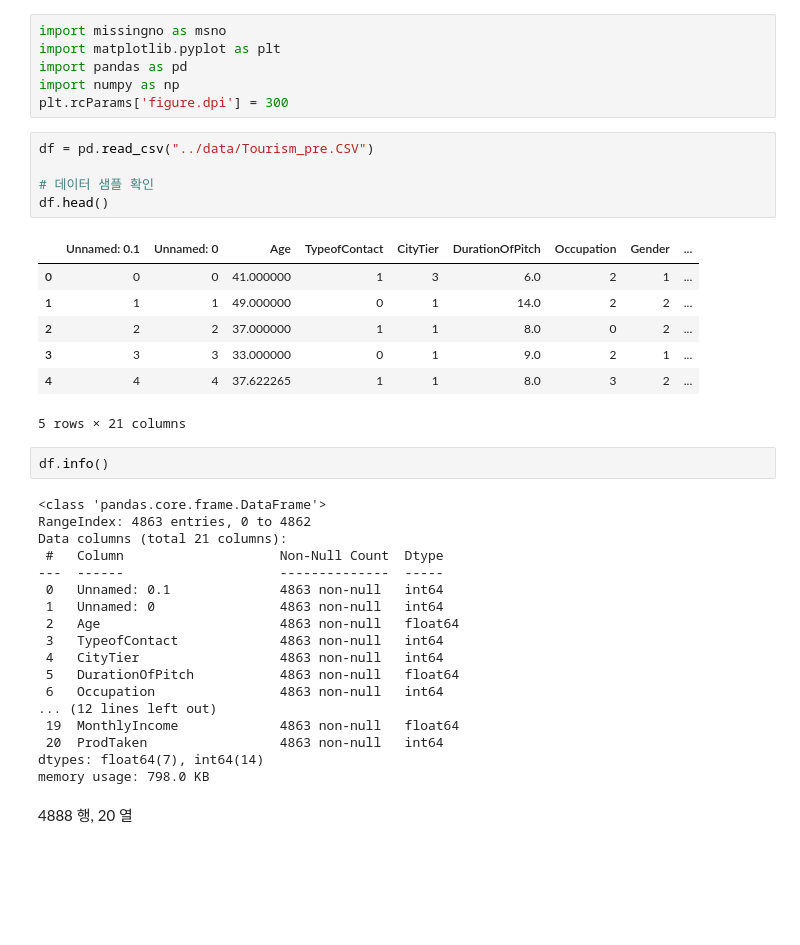
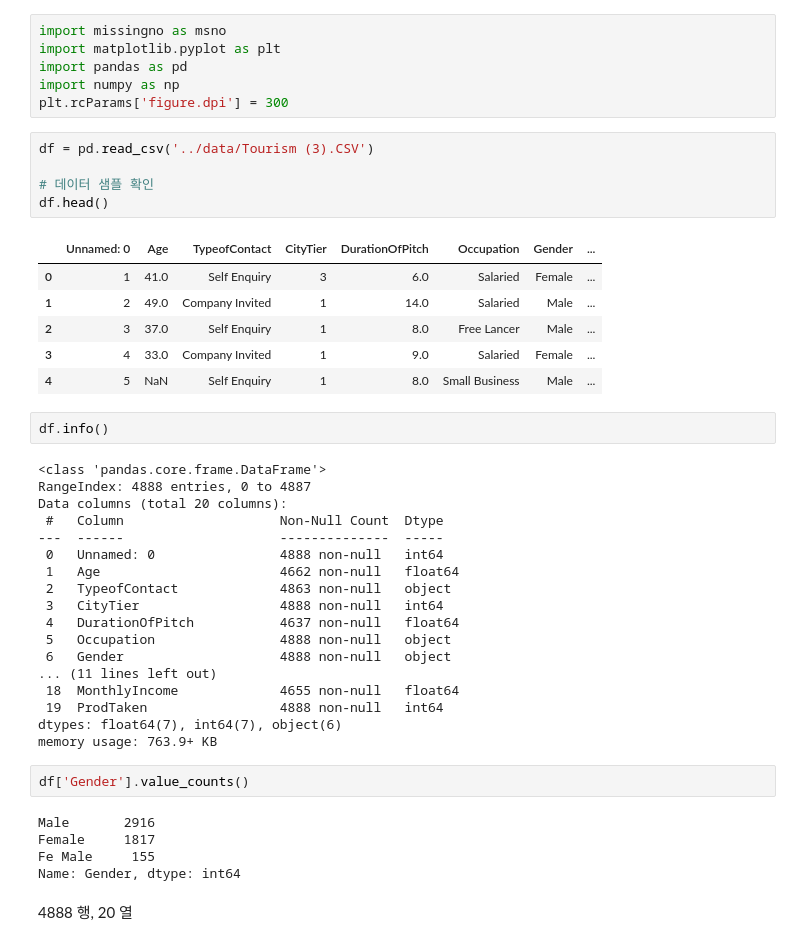
Before and after one commit to purin96/Dacon_tour_project, a Jupyter notebook: 1. 전처리/1. 결측값 처리.ipynb, the cells around one changed output. Cells and saved outputs as stored; diff of their text form; blank space fills up the shorter version.

```diff
--- a/1. 전처리/1. 결측값 처리.ipynb
+++ b/1. 전처리/1. 결측값 처리.ipynb
@@ -5,38 +5,44 @@ import pandas as pd
 import numpy as np
 plt.rcParams['figure.dpi'] = 300
 # %%
-df = pd.read_csv("../data/Tourism_pre.CSV")
+df = pd.read_csv('../data/Tourism (3).CSV')
 
 # 데이터 샘플 확인
 df.head()
 # %% [output]
-|  | Unnamed: 0.1 | Unnamed: 0 | Age | TypeofContact | CityTier | DurationOfPitch | Occupation | Gender | ... |
-| 0 | 0 | 0 | 41.000000 | 1 | 3 | 6.0 | 2 | 1 | ... |
-| 1 | 1 | 1 | 49.000000 | 0 | 1 | 14.0 | 2 | 2 | ... |
-| 2 | 2 | 2 | 37.000000 | 1 | 1 | 8.0 | 0 | 2 | ... |
-| 3 | 3 | 3 | 33.000000 | 0 | 1 | 9.0 | 2 | 1 | ... |
-| 4 | 4 | 4 | 37.622265 | 1 | 1 | 8.0 | 3 | 2 | ... |
+|  | Unnamed: 0 | Age | TypeofContact | CityTier | DurationOfPitch | Occupation | Gender | ... |
+| 0 | 1 | 41.0 | Self Enquiry | 3 | 6.0 | Salaried | Female | ... |
+| 1 | 2 | 49.0 | Company Invited | 1 | 14.0 | Salaried | Male | ... |
+| 2 | 3 | 37.0 | Self Enquiry | 1 | 8.0 | Free Lancer | Male | ... |
+| 3 | 4 | 33.0 | Company Invited | 1 | 9.0 | Salaried | Female | ... |
+| 4 | 5 | NaN | Self Enquiry | 1 | 8.0 | Small Business | Male | ... |
-5 rows × 21 columns
 # %%
 df.info()
 # %% [output]
 <class 'pandas.core.frame.DataFrame'>
-RangeIndex: 4863 entries, 0 to 4862
-Data columns (total 21 columns):
+RangeIndex: 4888 entries, 0 to 4887
+Data columns (total 20 columns):
  #   Column                    Non-Null Count  Dtype
 ---  ------                    --------------  -----
- 0   Unnamed: 0.1              4863 non-null   int64
- 1   Unnamed: 0                4863 non-null   int64
- 2   Age                       4863 non-null   float64
- 3   TypeofContact             4863 non-null   int64
- 4   CityTier                  4863 non-null   int64
- 5   DurationOfPitch           4863 non-null   float64
- 6   Occupation                4863 non-null   int64
-... (12 lines left out)
- 19  MonthlyIncome             4863 non-null   float64
- 20  ProdTaken                 4863 non-null   int64
-dtypes: float64(7), int64(14)
-memory usage: 798.0 KB
+ 0   Unnamed: 0                4888 non-null   int64
+ 1   Age                       4662 non-null   float64
+ 2   TypeofContact             4863 non-null   object
+ 3   CityTier                  4888 non-null   int64
+ 4   DurationOfPitch           4637 non-null   float64
+ 5   Occupation                4888 non-null   object
+ 6   Gender                    4888 non-null   object
+... (11 lines left out)
+ 18  MonthlyIncome             4655 non-null   float64
+ 19  ProdTaken                 4888 non-null   int64
+dtypes: float64(7), int64(7), object(6)
+memory usage: 763.9+ KB
+# %%
+df['Gender'].value_counts()
+# %% [output]
+Male       2916
+Female     1817
+Fe Male     155
+Name: Gender, dtype: int64
 # %% [markdown]
 4888 행, 20 열
 # %%
```
Also changed, not shown: parts of 3 cells of this notebook, 20 other files.
